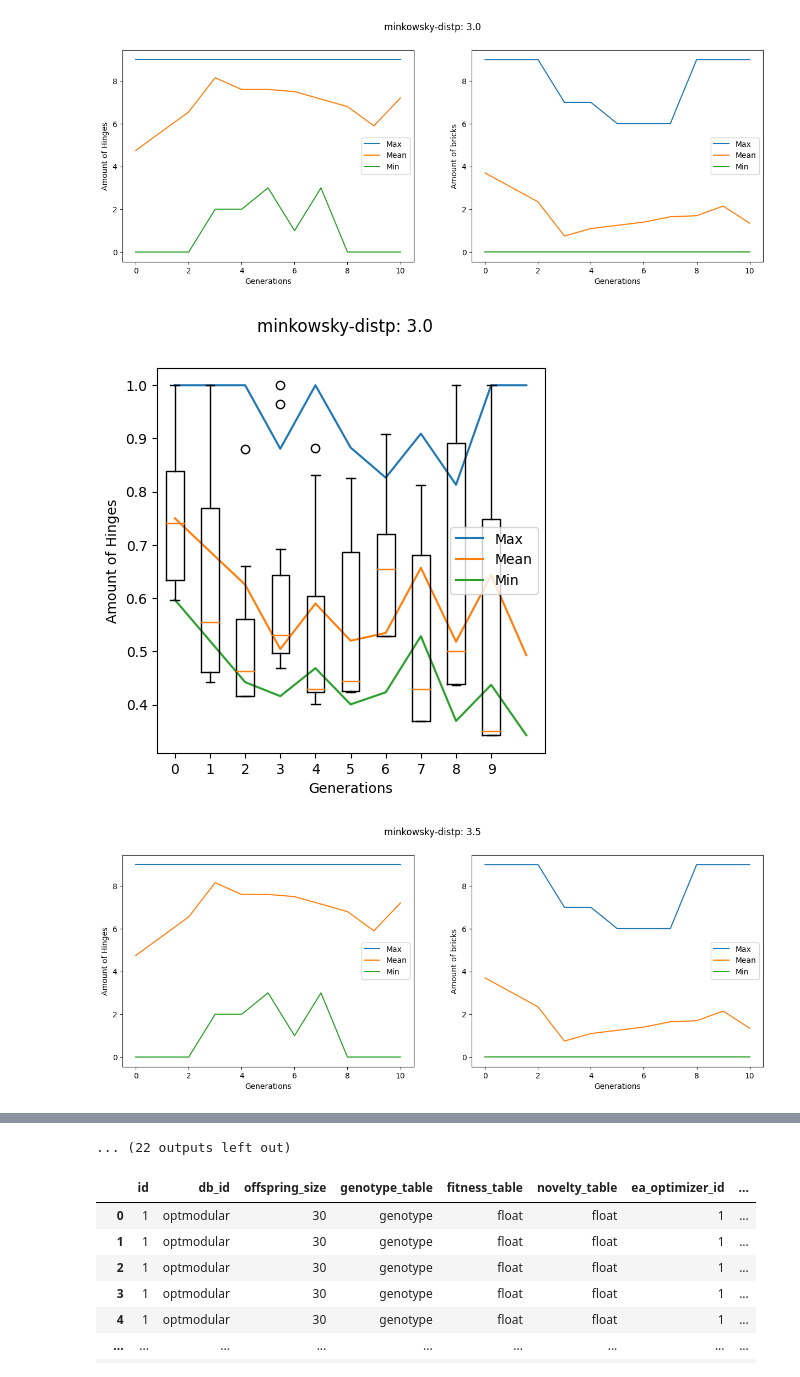
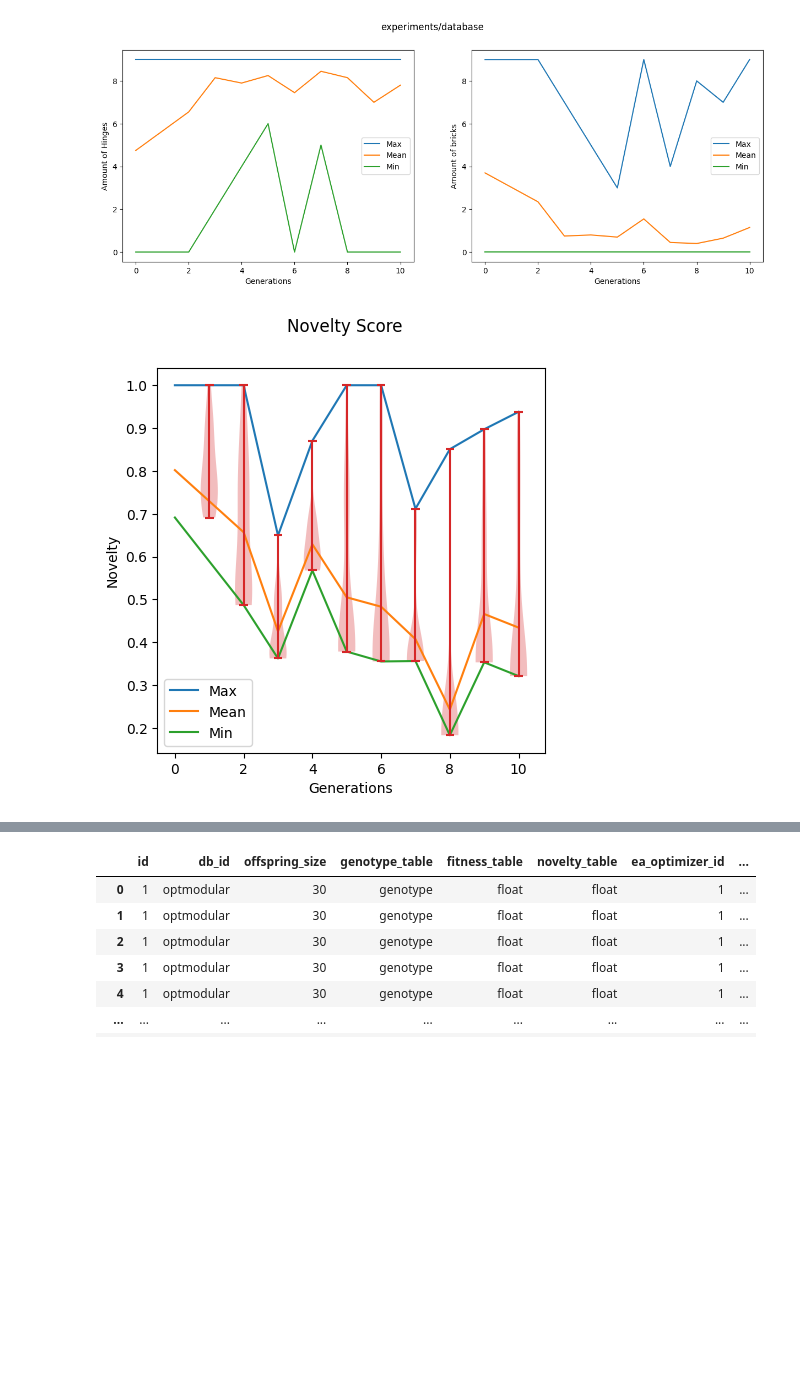
Before and after one commit to oliverweissl/MorphologicalNovelty, a Jupyter notebook: analysis/experiment_metrics.ipynb, the cells around one changed output, grey strips where cells are left out. Drawn from its saved outputs; the diff is of its cells as text; code cells hidden in the pictures; blank space fills up the shorter version.

Commit message:
experiments + plots

```diff
--- a/analysis/experiment_metrics.ipynb
+++ b/analysis/experiment_metrics.ipynb
@@ -66,12 +29,11 @@ AttributeError: type object 'type' has no attribute 'to_database'
 # %%
 #cv-corrl cv-chi cv-inters cv-bha
 
 dbs = glob("experiments/*")
-for db in dbs:
-    EAPlots.plot_bricks_hinges(db)
-    EAPlots.plot_novelty_from_db(db)
-    #EAPlots.plot_novelty(db, novelty_test=('yates-chi-squared', None))
+
+EAPlots.plot_bricks_hinges("experiments/database")
+EAPlots.plot_novelty_from_db("experiments/database")
+#EAPlots.plot_novelty(db, novelty_test=('yates-chi-squared', None))
 # %% [output]
-[figure, old version]
+[figure, new version]
-[figure, old version]
+[figure, new version]
-[figure, removed]
@@ -87,4 +40,3 @@ for db in dbs:
-... (22 outputs left out)
 # %%
 # %% [output]
 |  | id | db_id | offspring_size | genotype_table | fitness_table | novelty_table | ea_optimizer_id | ... |
```
Also changed, not shown: parts of 3 cells of this notebook, 1 other file.
